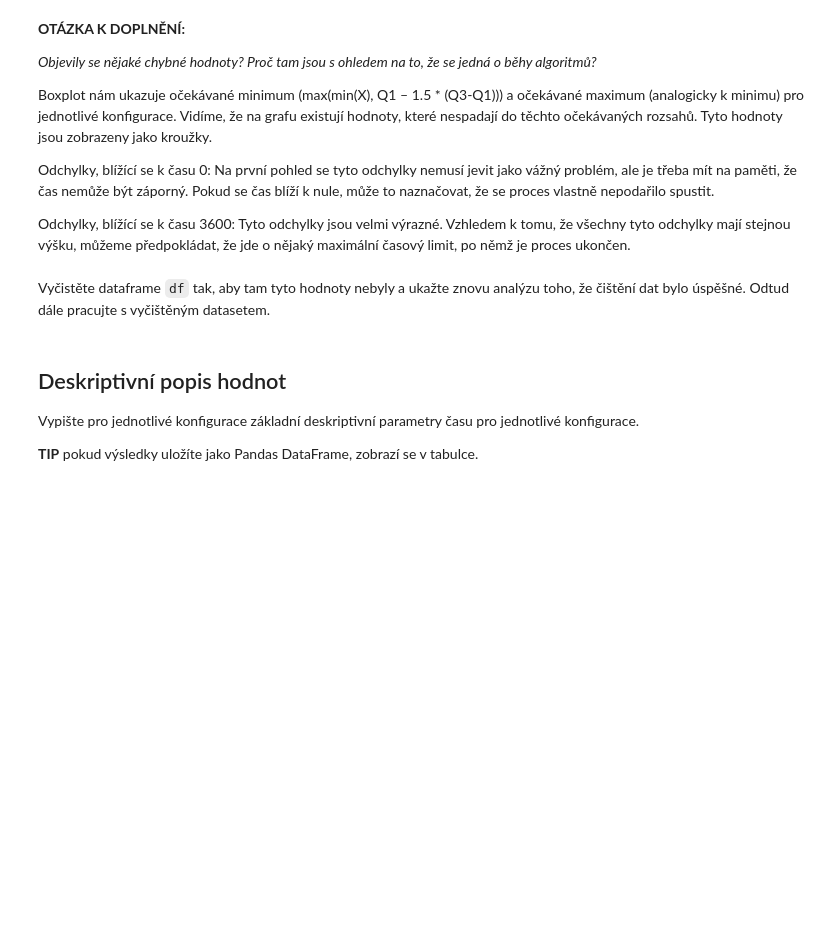
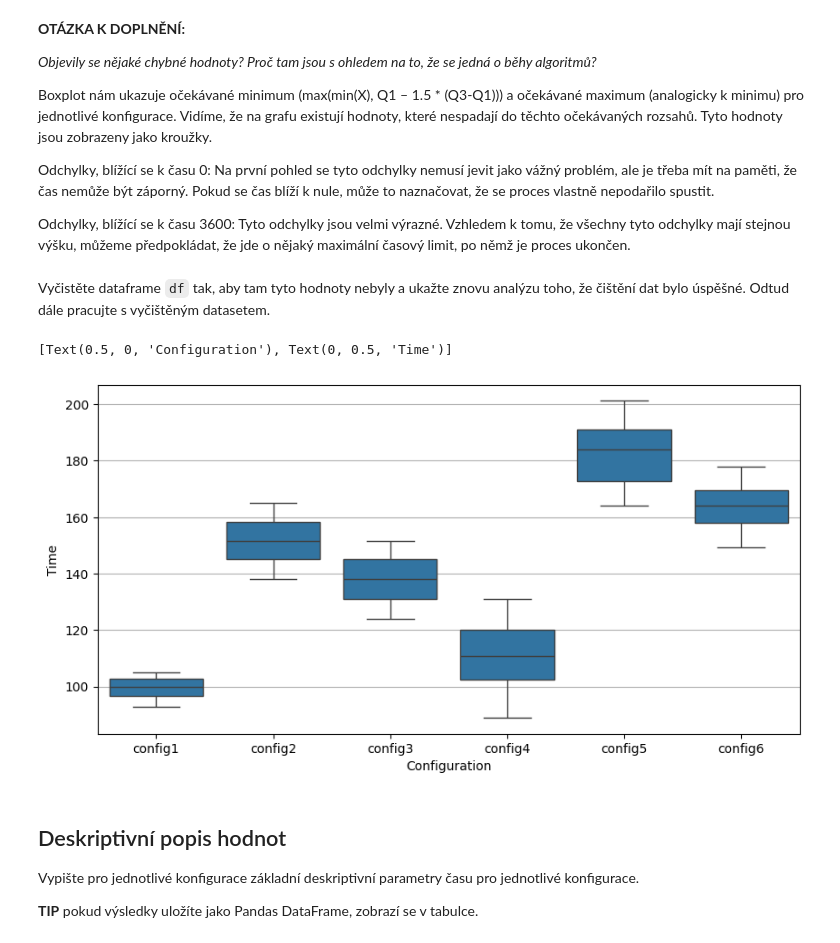
Before and after one commit to jakubKuznik/msp-vut-fit-project-1, a Jupyter notebook: proj1.ipynb, the cells around one changed output. Cells and saved outputs as stored; diff of their text form; code cells hidden in the pictures; blank space fills up the shorter version.

```diff
--- a/proj1.ipynb
+++ b/proj1.ipynb
@@ -130,3 +129,35 @@ Vyčistěte dataframe `df` tak, aby tam tyto hodnoty nebyly a ukažte znovu anal
+# %%
+df = pd.DataFrame(data)
+
+# Group graphs by config name
+grouped = df.groupby('conf')
+
+# Calculate the upper and bottom (quantile) for each group
+q_down = grouped['time'].transform('quantile', 0.25)
+q_up = grouped['time'].transform('quantile', 0.75)
+
+# Create a boolean mask for rows to be removed
+mask_upper = df['time'] < q_up
+mask_bottom = df['time'] > q_down
+# combine masks
+mask_combined = mask_upper & mask_bottom
+
+# Apply the mask to filter out rows
+df = df[mask_combined]
+
+# We are using subplots for easier work with x,y labels
+fig, ax = plt.subplots(figsize=(10,5))
+plt.grid(True)
+
+# For each configuration ->
+#   do boxplot
+sns.boxplot(x='conf', y='time', data=df)
+
+# Set axis labels
+ax.set(xlabel="Configuration", ylabel="Time")
+# %% [output]
+[Text(0.5, 0, 'Configuration'), Text(0, 0.5, 'Time')]
+[figure, added]
 # %% [markdown]
 ## Deskriptivní popis hodnot
 Vypište pro jednotlivé konfigurace základní deskriptivní parametry času pro jednotlivé konfigurace.
```
Also changed, not shown: parts of 2 cells of this notebook.
